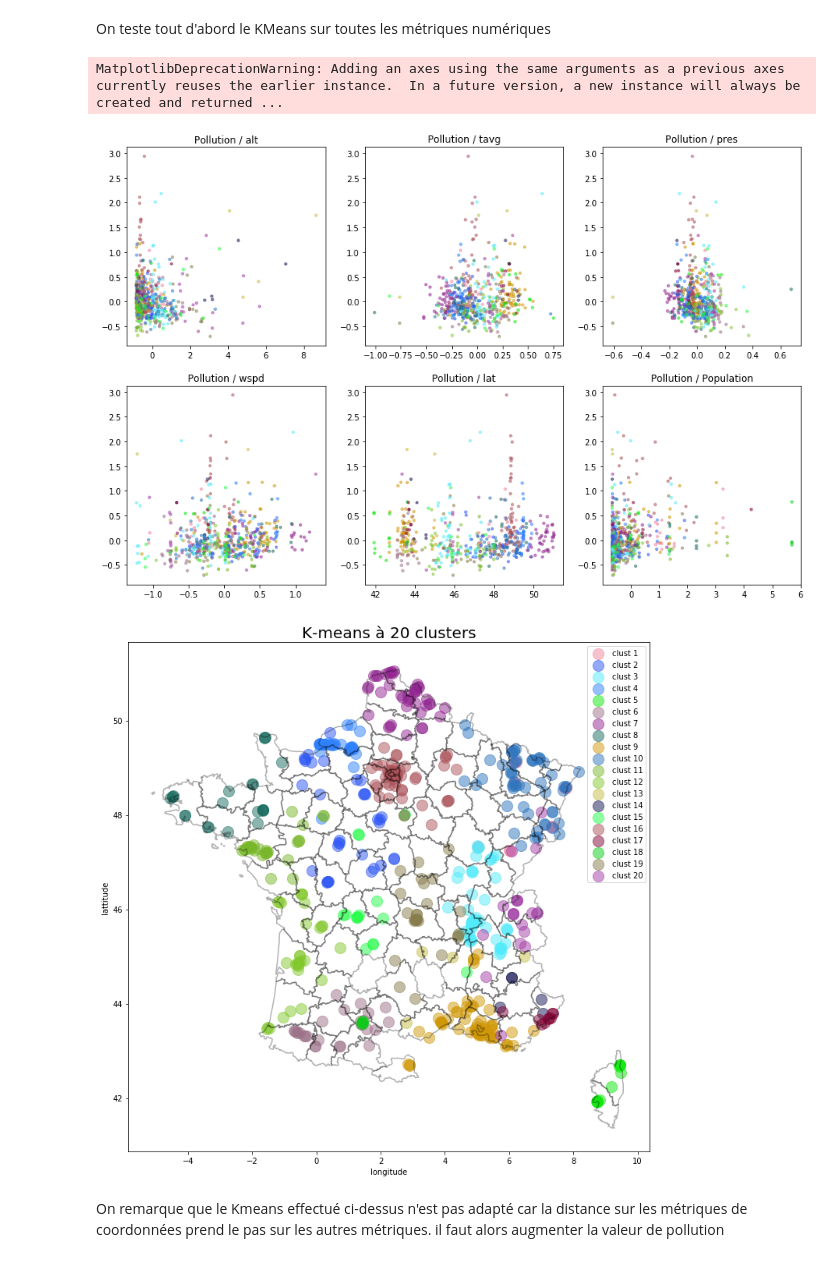
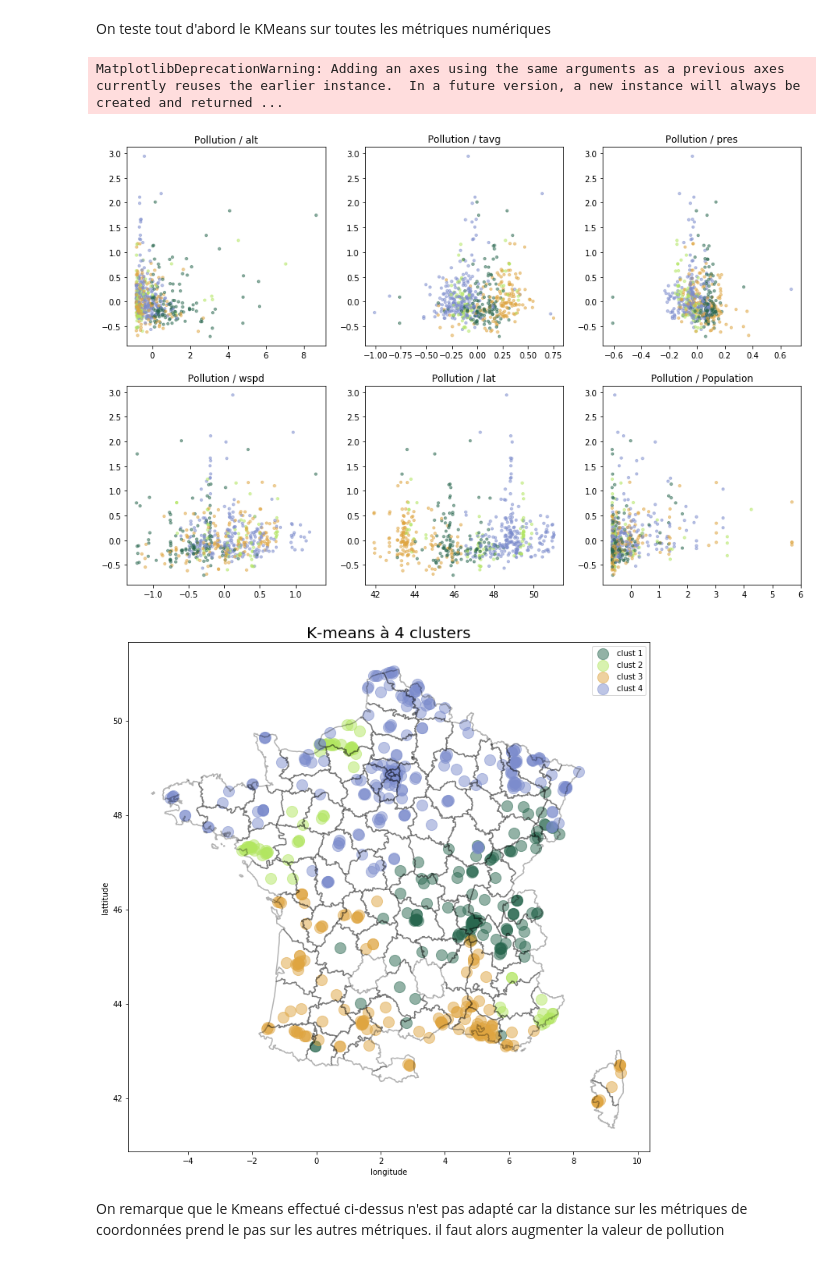
Before and after one commit to jbSarda/SD701, a Jupyter notebook: 01-ANALYSE.ipynb, the cells around one changed output. Cells and saved outputs as stored; diff of their text form; code cells hidden in the pictures.

```diff
--- a/01-ANALYSE.ipynb
+++ b/01-ANALYSE.ipynb
@@ -174,7 +175,7 @@ def graph_poll(date_start, date_end, lis_dep, lab = False, graph = False):
     if graph == True:
         plt.figure(figsize=(15,10))
     dep(lis_dep)
-    var = plt.scatter(a['long'], a['lat'], c = a['mesure'], cmap=plt.cm.Spectral_r,
+    var = plt.scatter(a['long'], a['lat'], c = a['mesure']*10, cmap=plt.cm.Spectral_r,
                       edgecolors='none', s=200, alpha = 0.7)
     plt.xlabel('longitude', size = 15)
     plt.ylabel('lattitude', size = 15)
@@ -275,9 +280,9 @@ def km(df, nb_clust):
     kmeans_algo = cluster.KMeans(n_clusters=nb_clust)
     kmeans_results = kmeans_algo.fit_transform(dfk[['mesure', 'Population',
                                                     'alt',
-                                                    #'lat_cr', 'long_cr',
+                                                    'lat_cr', 'long_cr',
                                                     #'PicJourConsoNat',
-                                                    'lat', 'long',
+                                                    #'lat', 'long',
                                                     'tavg', 'snow',  'pres', 'wspd',
                                                     ]])
 
@@ -316,11 +321,11 @@ def km(df, nb_clust):
     plt.title(f'K-means à {nb_clust} clusters', size = 20)
     plt.show()
 # %%
-km(df_mean, 20)
+km(df_mean, 4)
 # %% [output]
 MatplotlibDeprecationWarning: Adding an axes using the same arguments as a previous axes currently reuses the earlier instance.  In a future version, a new instance will always be created and returned ...
-[figure, old version]
+[figure, new version]
-[figure, old version]
+[figure, new version]
 # %% [markdown]
 On remarque que le Kmeans effectué ci-dessus n'est pas adapté car la distance sur les métriques de coordonnées prend le pas sur les autres métriques. il faut alors augmenter la valeur de pollution
 # %%
```
Also changed, not shown: parts of 13 cells of this notebook, 1 other file.
